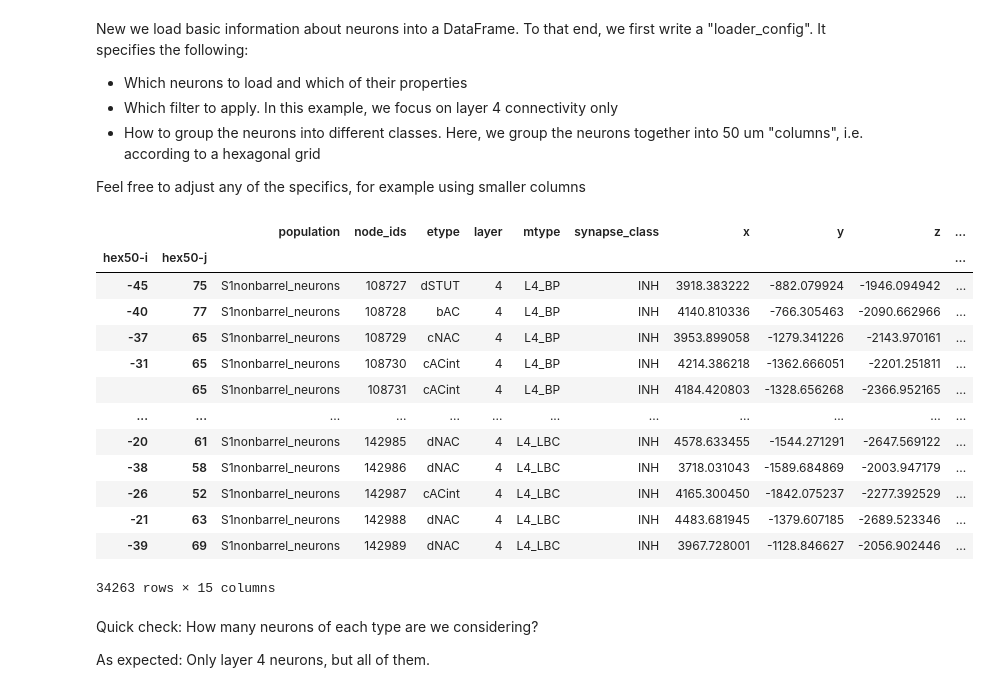
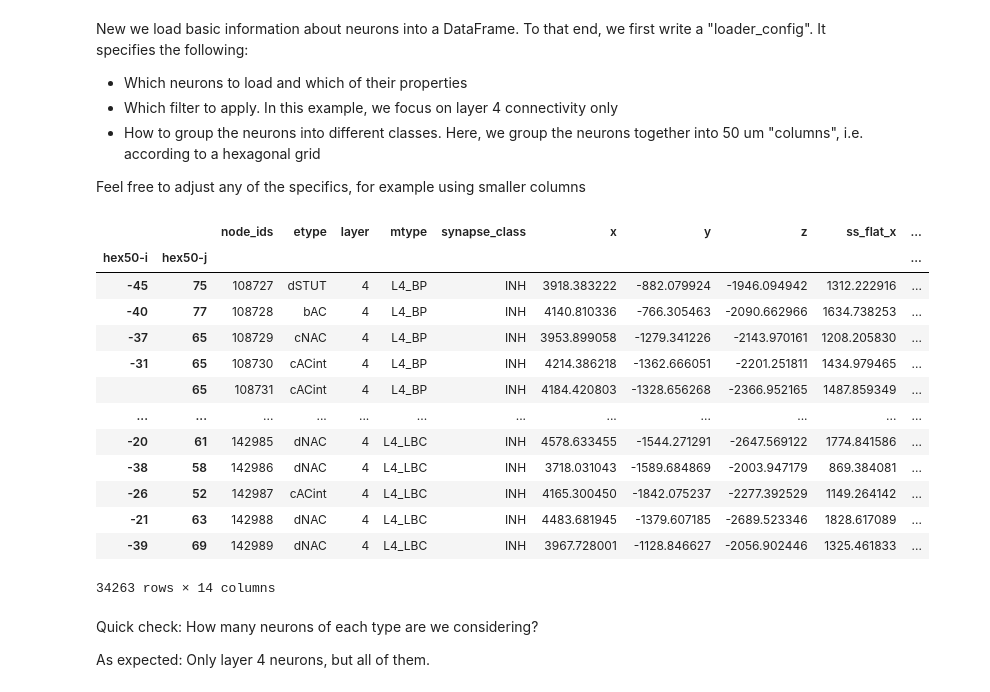
Before and after one commit to BlueBrain/ConnectomeUtilities, a Jupyter notebook: examples/Example 5 - Connectivity at reduced resolution.ipynb, the cells around one changed output. Drawn from its saved outputs; the diff is of its cells as text; code cells hidden in the pictures.

```diff
--- a/examples/Example 5 - Connectivity at reduced resolution.ipynb
+++ b/examples/Example 5 - Connectivity at reduced resolution.ipynb
@@ -16,7 +16,7 @@ import pandas
 import numpy
 import bluepysnap as snap
 
-circ_fn = "./data/circuit_config.json"
+circ_fn = "./data/circuit_config_multipop.json"
 circ = snap.Circuit(circ_fn)
 # %% [markdown]
 New we load basic information about neurons into a DataFrame.
@@ -34,52 +34,53 @@ from conntility.circuit_models import neuron_groups
 loader_config = {
     "loading": {
         "base_target": "Mosaic",
+        "node_population": "S1nonbarrel_neurons",
         "properties": ["x", "y", "z", "etype", "mtype", "layer", "synapse_class"],
         "atlas": [
             {
                 "data": "./data/ss_fm.nrrd",
                 "properties": ["ss_flat_x", "depth", "ss_flat_y"]
             }
         ]
     },
     "filtering":[
         {
             "column": "layer",
             "value": 4
         }
     ],
     "grouping": [
         {
             "method": "group_by_grid",
             "columns": ["ss_flat_x", "ss_flat_y"],
             "args": [50.0],
             "kwargs":{
                 "prefix": "hex50-"
             }
         }
     ]
 }
 
 
 base_grp = neuron_groups.load_group_filter(circ, loader_config)
 base_grp = base_grp.loc[base_grp["hex50-x"] > -1E6]
 
 display(base_grp)
 # %% [output]
-|  |  | population | node_ids | etype | layer | mtype | synapse_class | x | y | z | ... |
+|  |  | node_ids | etype | layer | mtype | synapse_class | x | y | z | ss_flat_x | ... |
 | hex50-i | hex50-j |  |  |  |  |  |  |  |  |  | ... |
-| -45 | 75 | S1nonbarrel_neurons | 108727 | dSTUT | 4 | L4_BP | INH | 3918.383222 | -882.079924 | -1946.094942 | ... |
-| -40 | 77 | S1nonbarrel_neurons | 108728 | bAC | 4 | L4_BP | INH | 4140.810336 | -766.305463 | -2090.662966 | ... |
-| -37 | 65 | S1nonbarrel_neurons | 108729 | cNAC | 4 | L4_BP | INH | 3953.899058 | -1279.341226 | -2143.970161 | ... |
-| -31 | 65 | S1nonbarrel_neurons | 108730 | cACint | 4 | L4_BP | INH | 4214.386218 | -1362.666051 | -2201.251811 | ... |
-|  | 65 | S1nonbarrel_neurons | 108731 | cACint | 4 | L4_BP | INH | 4184.420803 | -1328.656268 | -2366.952165 | ... |
+| -45 | 75 | 108727 | dSTUT | 4 | L4_BP | INH | 3918.383222 | -882.079924 | -1946.094942 | 1312.222916 | ... |
+| -40 | 77 | 108728 | bAC | 4 | L4_BP | INH | 4140.810336 | -766.305463 | -2090.662966 | 1634.738253 | ... |
+| -37 | 65 | 108729 | cNAC | 4 | L4_BP | INH | 3953.899058 | -1279.341226 | -2143.970161 | 1208.205830 | ... |
+| -31 | 65 | 108730 | cACint | 4 | L4_BP | INH | 4214.386218 | -1362.666051 | -2201.251811 | 1434.979465 | ... |
+|  | 65 | 108731 | cACint | 4 | L4_BP | INH | 4184.420803 | -1328.656268 | -2366.952165 | 1487.859349 | ... |
 | ... | ... | ... | ... | ... | ... | ... | ... | ... | ... | ... | ... |
-| -20 | 61 | S1nonbarrel_neurons | 142985 | dNAC | 4 | L4_LBC | INH | 4578.633455 | -1544.271291 | -2647.569122 | ... |
-| -38 | 58 | S1nonbarrel_neurons | 142986 | dNAC | 4 | L4_LBC | INH | 3718.031043 | -1589.684869 | -2003.947179 | ... |
-| -26 | 52 | S1nonbarrel_neurons | 142987 | cACint | 4 | L4_LBC | INH | 4165.300450 | -1842.075237 | -2277.392529 | ... |
-| -21 | 63 | S1nonbarrel_neurons | 142988 | dNAC | 4 | L4_LBC | INH | 4483.681945 | -1379.607185 | -2689.523346 | ... |
-| -39 | 69 | S1nonbarrel_neurons | 142989 | dNAC | 4 | L4_LBC | INH | 3967.728001 | -1128.846627 | -2056.902446 | ... |
+| -20 | 61 | 142985 | dNAC | 4 | L4_LBC | INH | 4578.633455 | -1544.271291 | -2647.569122 | 1774.841586 | ... |
+| -38 | 58 | 142986 | dNAC | 4 | L4_LBC | INH | 3718.031043 | -1589.684869 | -2003.947179 | 869.384081 | ... |
+| -26 | 52 | 142987 | cACint | 4 | L4_LBC | INH | 4165.300450 | -1842.075237 | -2277.392529 | 1149.264142 | ... |
+| -21 | 63 | 142988 | dNAC | 4 | L4_LBC | INH | 4483.681945 | -1379.607185 | -2689.523346 | 1828.617089 | ... |
+| -39 | 69 | 142989 | dNAC | 4 | L4_LBC | INH | 3967.728001 | -1128.846627 | -2056.902446 | 1325.461833 | ... |
-34263 rows × 15 columns
+34263 rows × 14 columns
 # %% [markdown]
 Quick check: How many neurons of each type are we considering?
 
```
Also changed, not shown: parts of 1 cell of this notebook, 5 other files.
